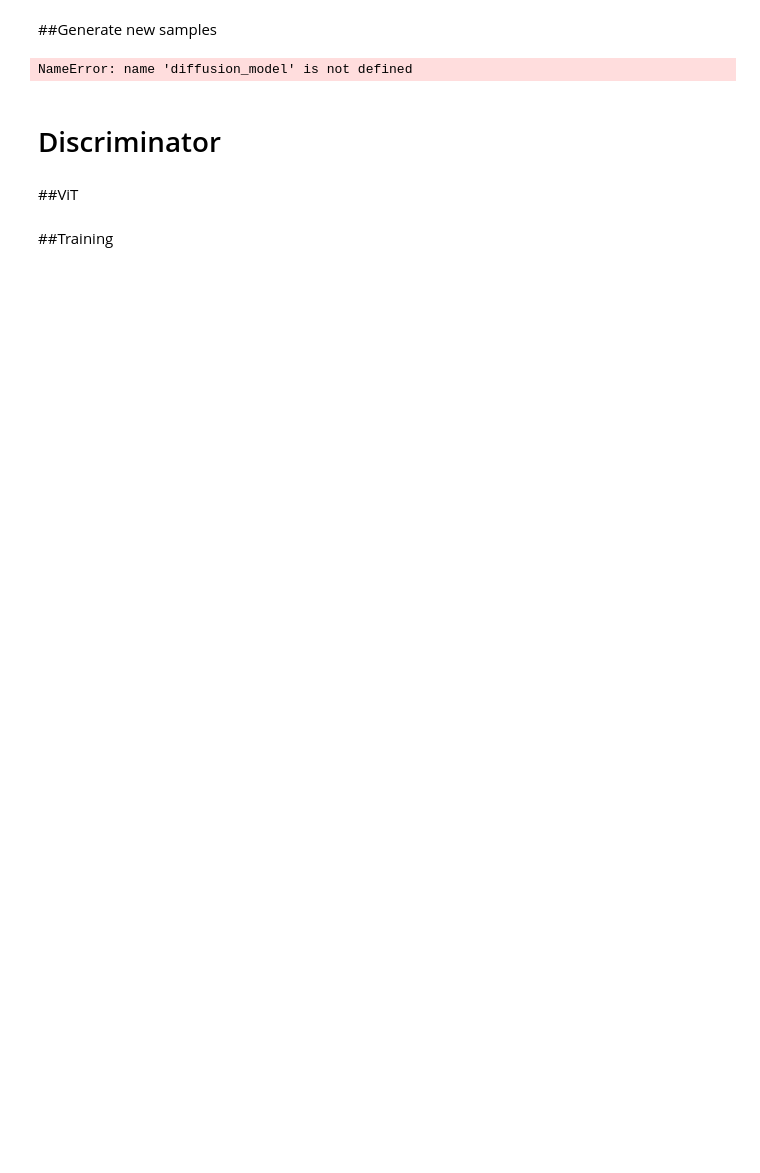
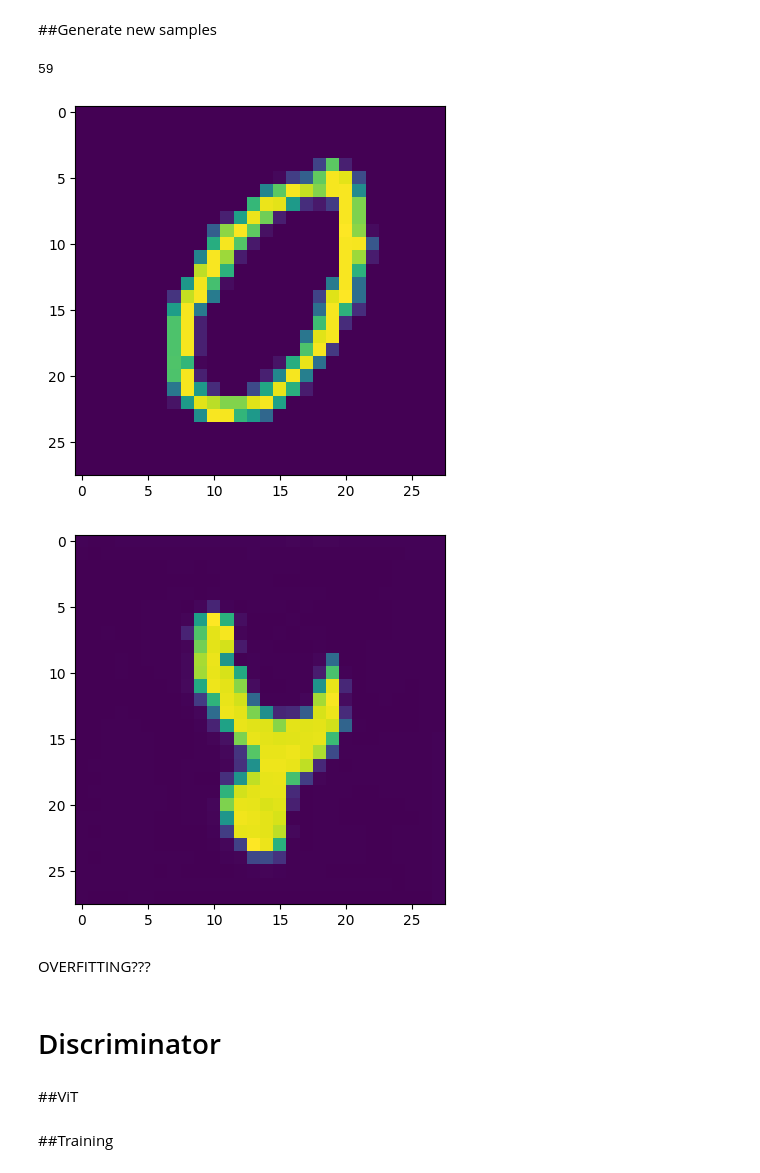
Before and after one commit to FedericoRaschiatore0123/Neural_Network, a Jupyter notebook: Adversarial_Diffusion_Distillation_Last_Version.ipynb, the cells around one changed output. Saved outputs shown, nothing was run; the diff lists cells and outputs as text; code cells hidden in the pictures; blank space fills up the shorter version.

```diff
--- a/Adversarial_Diffusion_Distillation_Last_Version.ipynb
+++ b/Adversarial_Diffusion_Distillation_Last_Version.ipynb
@@ -143,10 +142,9 @@ def q_sample(x_start, t, noise=None):
     sqrt_one_minus_alphas_cumprod_t = extract(
         sqrt_one_minus_alphas_cumprod, t, x_start.shape
     )
-
     return sqrt_alphas_cumprod_t * x_start + sqrt_one_minus_alphas_cumprod_t * noise, noise
 
-timesteps = 1000
+timesteps = 700
 
 # define beta schedule
 betas = linear_beta_schedule(timesteps=timesteps)
@@ -483,7 +481,7 @@ diffusion_model.to(device)
 from torchvision.utils import save_image
 from pathlib import Path
 
-epochs = 10
+epochs = 3
 
 optimizer = Adam(diffusion_model.parameters(), lr=1e-3)
 scheduler = torch.optim.lr_scheduler.ReduceLROnPlateau(optimizer, 'min', patience=1, factor=0.1)
@@ -649,25 +660,37 @@ def p_sample_loop(model,img, shape, timesteps):
 
 def sample(model, img, image_size, timestep, batch_size=BATCH_SIZE, channels=1):
     return p_sample_loop(model, img,  shape=(batch_size, channels, image_size, image_size), timesteps=timestep)
-# %%
-with torch.no_grad():
-  t = torch.rand([64,1,28,28])
-  sample_data = sample(diffusion_model, t.to(device), image_size=image_size, timestep=1000,  batch_size=BATCH_SIZE, channels=1)
-# %% [output]
-NameError: name 'diffusion_model' is not defined
+# %%
+with torch.no_grad():
+  #t = torch.rand([64,1,28,28])
+  batch= next(iter(dataloader))
+  t = torch.randint(0, 700, (BATCH_SIZE,), device=device).long().to(device)
+  noise=torch.randn_like(batch[0]) #crea rumore con la stessa dimensione del batch
+  x_noisy = q_sample(x_start=batch[0].to(device), t=t, noise=noise.to(device))
+  #x_noisy = torch.rand([64,1,28,28]).to(device)
+  sample_data = sample(diffusion_model, x_noisy[0], image_size=image_size, timestep=timesteps,  batch_size=BATCH_SIZE, channels=1)
 # %%
 # show a random one
 random_index = random.randint(0, 63)
 print(random_index)
 
+image_data1 = batch[0][random_index].cpu().numpy().reshape(image_size, image_size, channels)
 image_data = sample_data[-1][random_index].cpu().numpy().reshape(image_size, image_size, channels)
 
 # Normalizza i dati dell'immagine nel range [0, 1] se sono float
 image_data_normalized = image_data / np.max(image_data)
 
 # Visualizza l'immagine normalizzata
+plt.imshow(image_data1)
+plt.show()
 plt.imshow(image_data_normalized)
 plt.show()
+# %% [output]
+59
+[figure, added]
+[figure, added]
+# %% [markdown]
+OVERFITTING???
 # %% [markdown]
 # Discriminator
 # %% [markdown]
```
Also changed, not shown: parts of 14 cells of this notebook.
